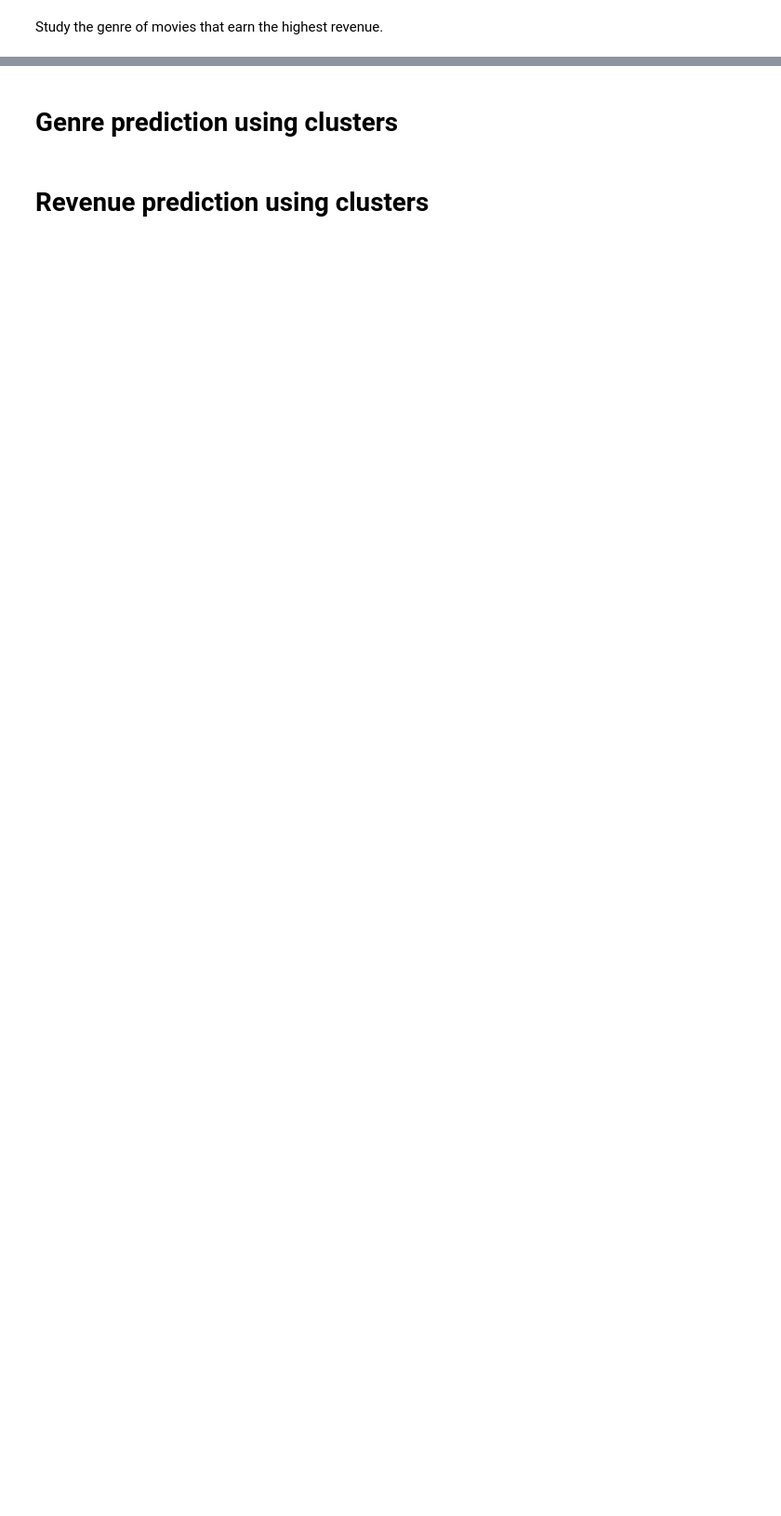
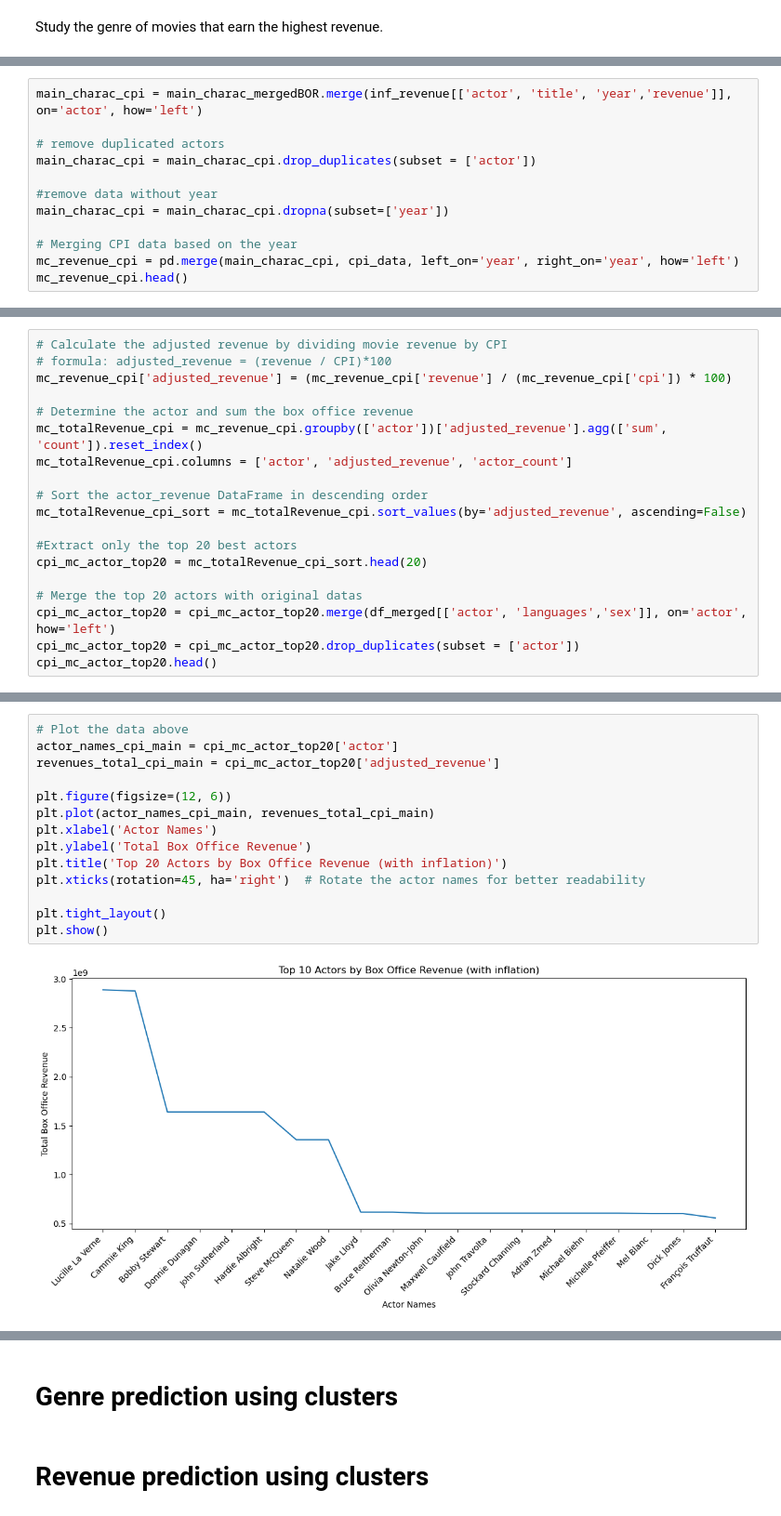
Before and after one commit to epfl-ada/ada-2023-project-perrysplatypuses, a Jupyter notebook: milestone_p2.ipynb, the cells around one changed output, grey strips where cells are left out. Shown at 93% size. Drawn from its saved outputs; the diff is of its cells as text; blank space fills up the shorter version.

```diff
--- a/milestone_p2.ipynb
+++ b/milestone_p2.ipynb
@@ -337,0 +437,12 @@ plt.xticks(rotation=45, ha='right')  # Rotate the actor names for better readabi
+# %%
+main_charac_cpi = main_charac_mergedBOR.merge(inf_revenue[['actor', 'title', 'year','revenue']], on='actor', how='left')
+
+# remove duplicated actors
+main_charac_cpi = main_charac_cpi.drop_duplicates(subset = ['actor'])
+
+#remove data without year
+main_charac_cpi = main_charac_cpi.dropna(subset=['year'])
+
+# Merging CPI data based on the year
+mc_revenue_cpi = pd.merge(main_charac_cpi, cpi_data, left_on='year', right_on='year', how='left')
+mc_revenue_cpi.head()
@@ -337,0 +456,19 @@ plt.xticks(rotation=45, ha='right')  # Rotate the actor names for better readabi
+# %%
+# Calculate the adjusted revenue by dividing movie revenue by CPI
+# formula: adjusted_revenue = (revenue / CPI)*100
+mc_revenue_cpi['adjusted_revenue'] = (mc_revenue_cpi['revenue'] / (mc_revenue_cpi['cpi']) * 100)
+
+# Determine the actor and sum the box office revenue
+mc_totalRevenue_cpi = mc_revenue_cpi.groupby(['actor'])['adjusted_revenue'].agg(['sum', 'count']).reset_index()
+mc_totalRevenue_cpi.columns = ['actor', 'adjusted_revenue', 'actor_count']
+
+# Sort the actor_revenue DataFrame in descending order
+mc_totalRevenue_cpi_sort = mc_totalRevenue_cpi.sort_values(by='adjusted_revenue', ascending=False)
+
+#Extract only the top 20 best actors
+cpi_mc_actor_top20 = mc_totalRevenue_cpi_sort.head(20)
+
+# Merge the top 20 actors with original datas
+cpi_mc_actor_top20 = cpi_mc_actor_top20.merge(df_merged[['actor', 'languages','sex']], on='actor', how='left')
+cpi_mc_actor_top20 = cpi_mc_actor_top20.drop_duplicates(subset = ['actor'])
+cpi_mc_actor_top20.head()
@@ -337,0 +482,16 @@ plt.xticks(rotation=45, ha='right')  # Rotate the actor names for better readabi
+# %%
+# Plot the data above
+actor_names_cpi_main = cpi_mc_actor_top20['actor']
+revenues_total_cpi_main = cpi_mc_actor_top20['adjusted_revenue']
+
+plt.figure(figsize=(12, 6))
+plt.plot(actor_names_cpi_main, revenues_total_cpi_main)
+plt.xlabel('Actor Names')
+plt.ylabel('Total Box Office Revenue')
+plt.title('Top 20 Actors by Box Office Revenue (with inflation)')
+plt.xticks(rotation=45, ha='right')  # Rotate the actor names for better readability
+
+plt.tight_layout()
+plt.show()
+# %% [output]
+[figure, added]
```
Also changed, not shown: parts of 25 cells of this notebook, 2 other files.
